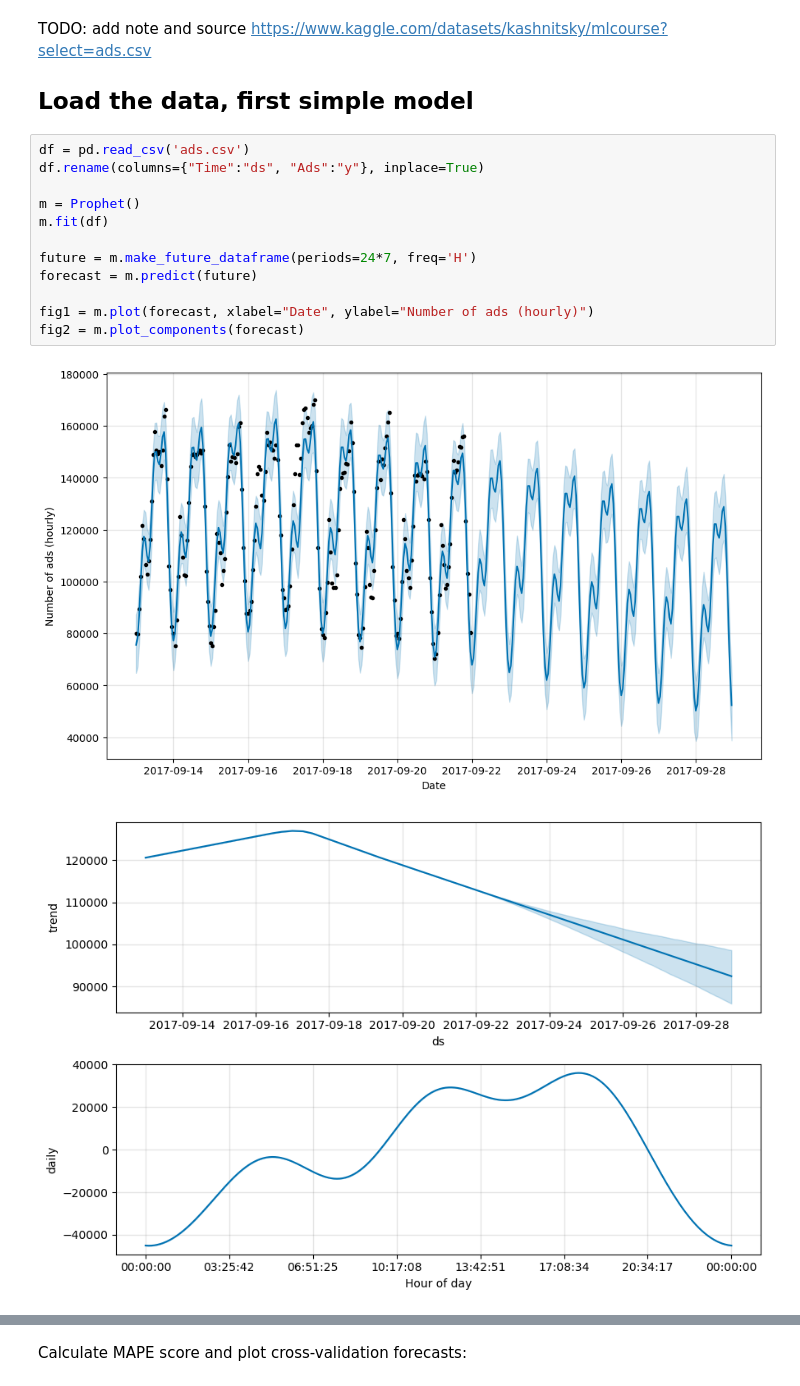
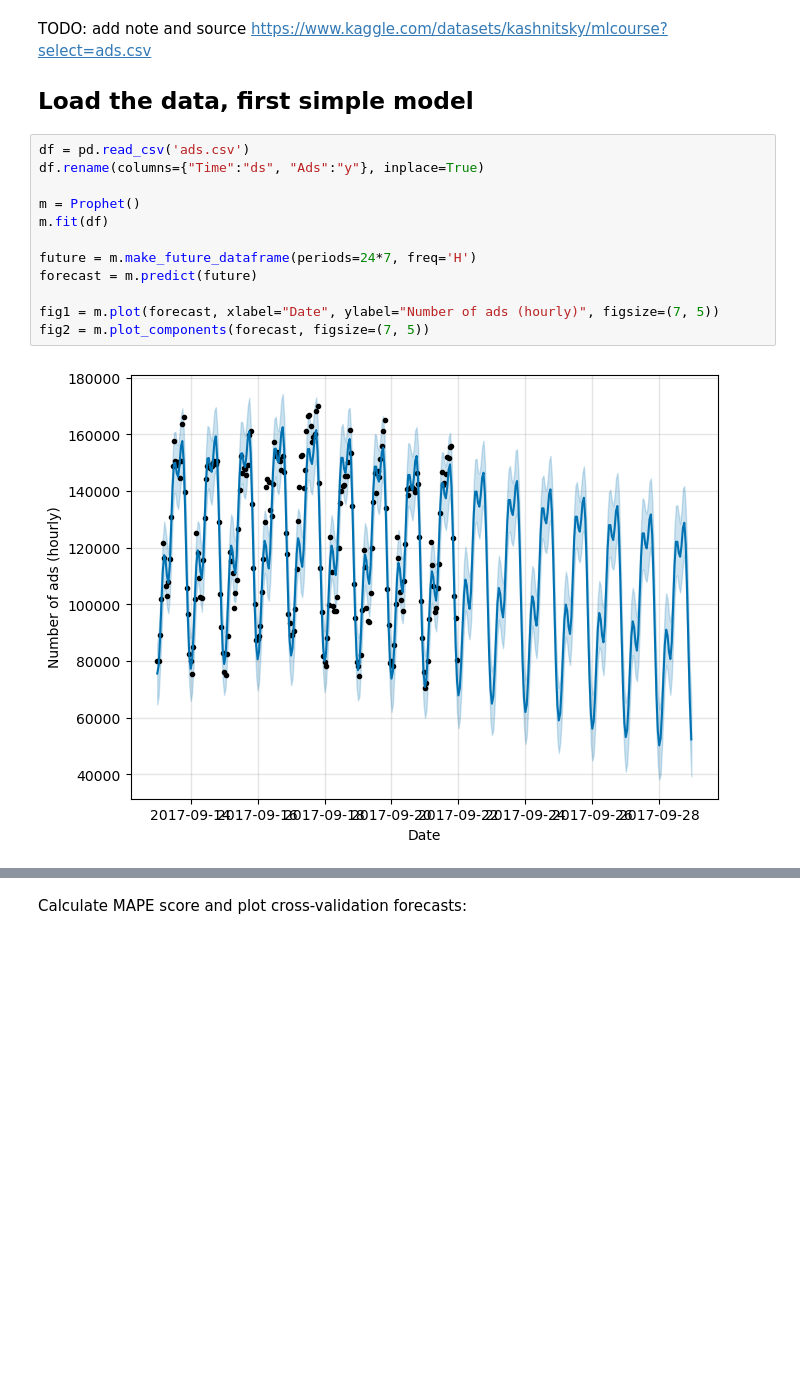
Before and after one commit to jansowa/prophet-examples, a Jupyter notebook: article.ipynb, the cells around one changed output, grey strips where cells are left out. Drawn from its saved outputs; the diff is of its cells as text; blank space fills up the shorter version.

```diff
--- a/article.ipynb
+++ b/article.ipynb
@@ -204,18 +204,17 @@ TODO: add note and source
 https://www.kaggle.com/datasets/kashnitsky/mlcourse?select=ads.csv
 
 ## Load the data, first simple model
-# %%
-df = pd.read_csv('ads.csv')
-df.rename(columns={"Time":"ds", "Ads":"y"}, inplace=True)
-
-m = Prophet()
-m.fit(df)
-
-future = m.make_future_dataframe(periods=24*7, freq='H')
-forecast = m.predict(future)
-
-fig1 = m.plot(forecast, xlabel="Date", ylabel="Number of ads (hourly)")
-fig2 = m.plot_components(forecast)
-# %% [output]
-[figure, removed]
-[figure, removed]
+# %%
+df = pd.read_csv('ads.csv')
+df.rename(columns={"Time":"ds", "Ads":"y"}, inplace=True)
+
+m = Prophet()
+m.fit(df)
+
+future = m.make_future_dataframe(periods=24*7, freq='H')
+forecast = m.predict(future)
+
+fig1 = m.plot(forecast, xlabel="Date", ylabel="Number of ads (hourly)", figsize=(7, 5))
+fig2 = m.plot_components(forecast, figsize=(7, 5))
+# %% [output]
+[figure, added]
```
Also changed, not shown: parts of 24 cells of this notebook.
